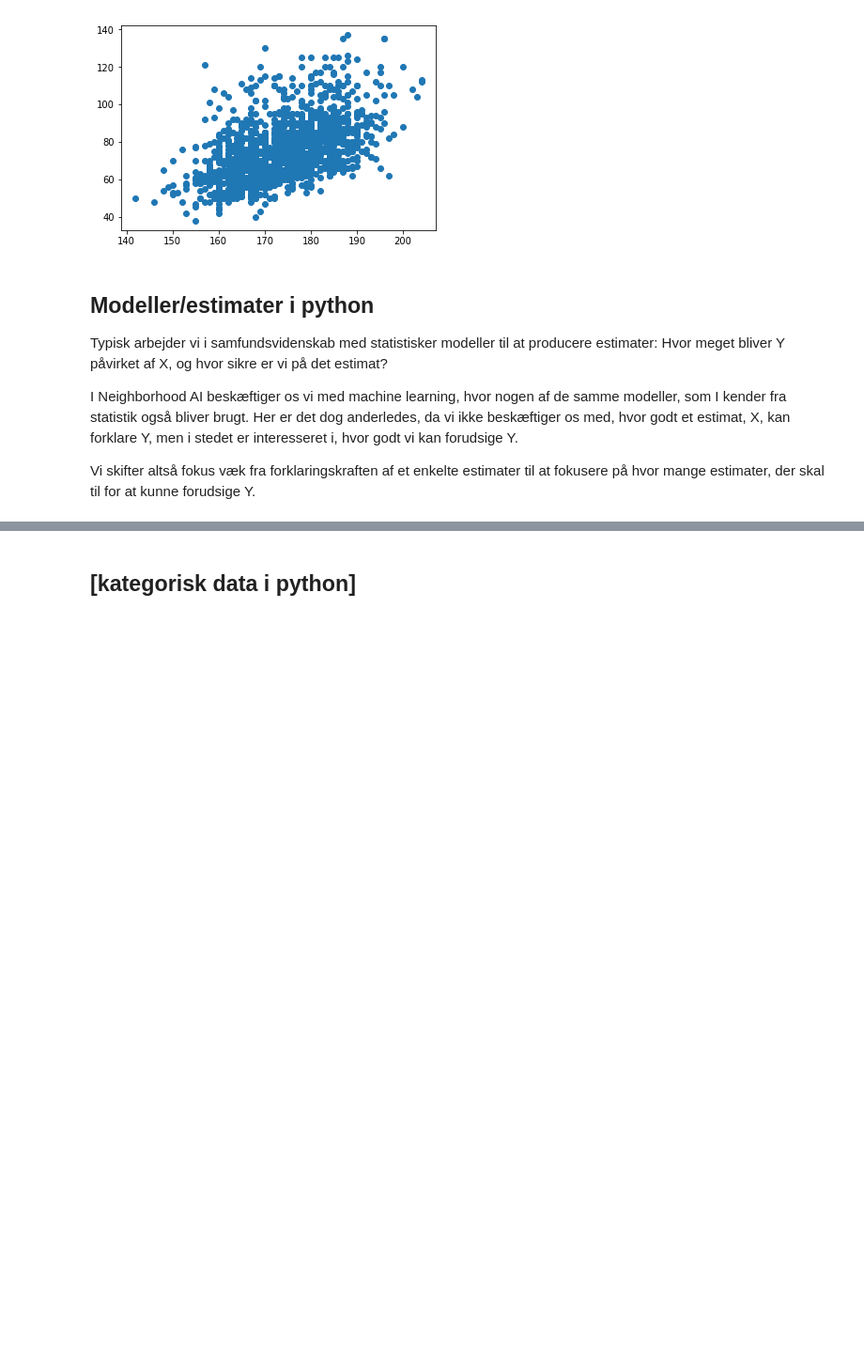
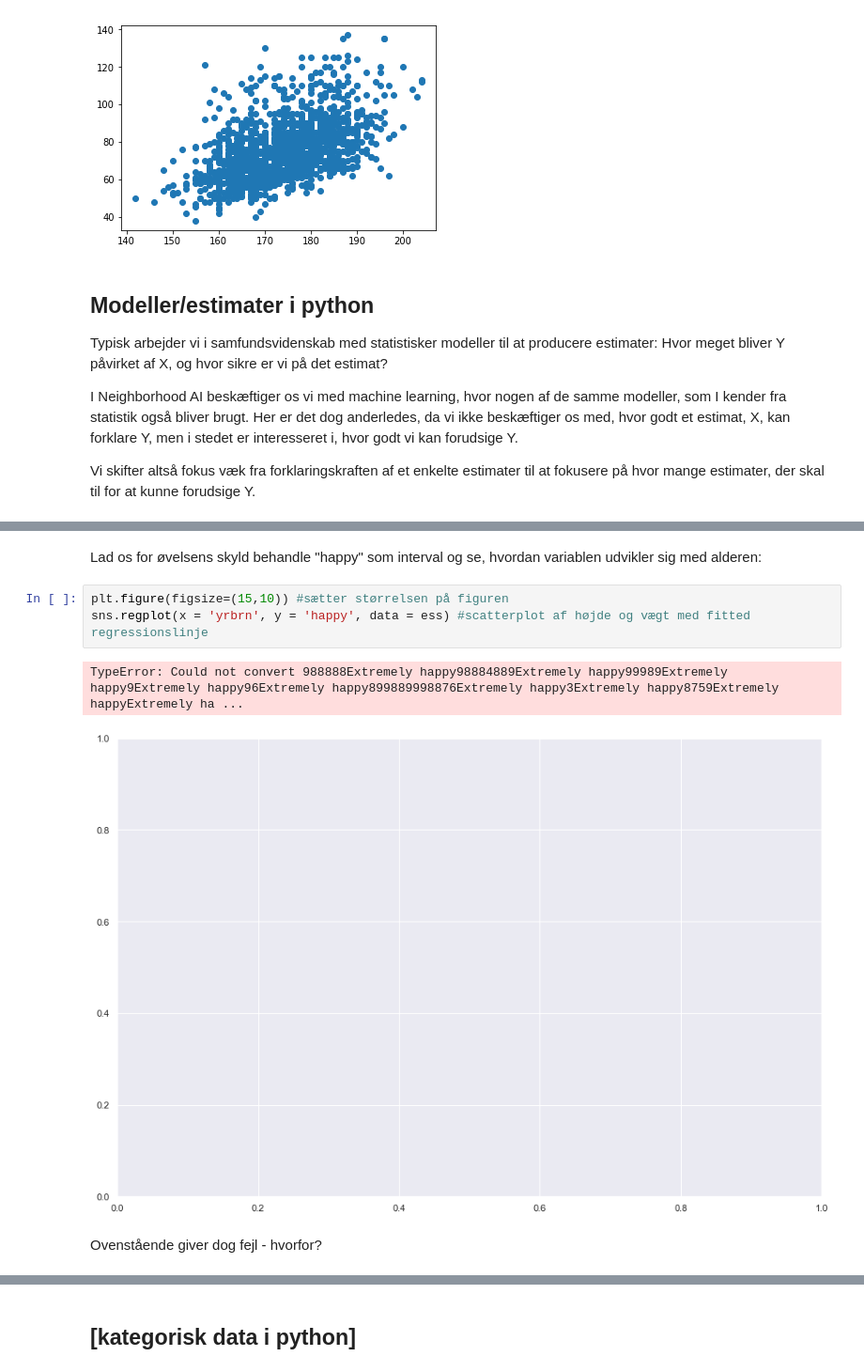
Before and after one commit to CALDISS-AAU/workshop_python-table-data, a Jupyter notebook: notebooks/python_table-data.ipynb, the cells around one changed output, grey strips where cells are left out. Shown at 94% size. Saved outputs shown, nothing was run; the diff lists cells and outputs as text; blank space fills up the shorter version.

```diff
--- a/notebooks/python_table-data.ipynb
+++ b/notebooks/python_table-data.ipynb
@@ -204,0 +379,10 @@ model.score(X, Y)
+# %% [markdown]
+Lad os for øvelsens skyld behandle "happy" som interval og se, hvordan variablen udvikler sig med alderen:
+# %%
+plt.figure(figsize=(15,10)) #sætter størrelsen på figuren
+sns.regplot(x = 'yrbrn', y = 'happy', data = ess) #scatterplot af højde og vægt med fitted regressionslinje
+# %% [output]
+TypeError: Could not convert 988888Extremely happy98884889Extremely happy99989Extremely happy9Extremely happy96Extremely happy899889998876Extremely happy3Extremely happy8759Extremely happyExtremely ha ...
+[figure, added]
+# %% [markdown]
+Ovenstående giver dog fejl - hvorfor?
```
Also changed, not shown: parts of 74 cells of this notebook, 1 other file.
